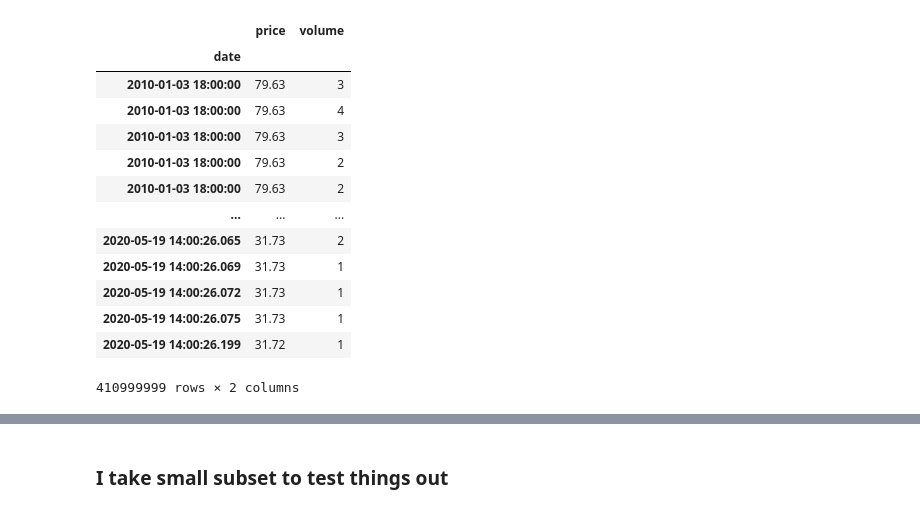
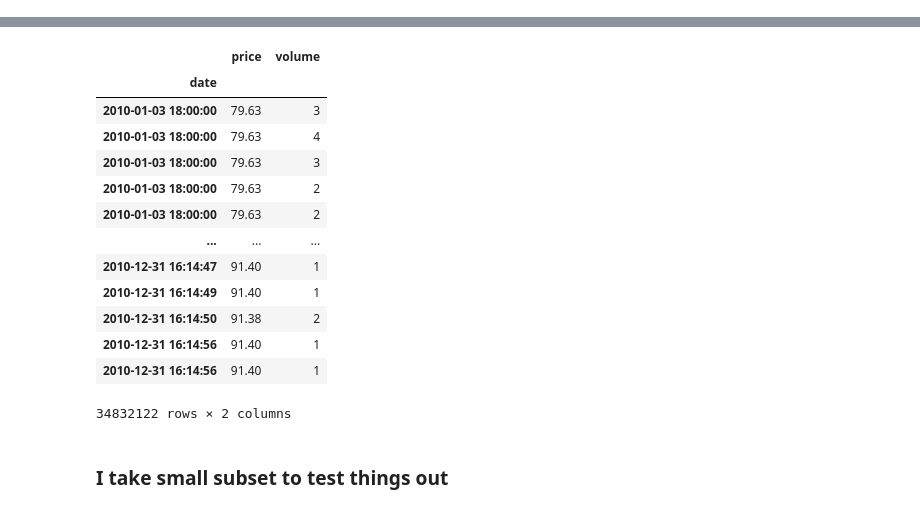
Before and after one commit to Serebryanskiy/Freelance, a Jupyter notebook: John/script.ipynb, the cells around one changed output, grey strips where cells are left out. Saved outputs shown, nothing was run; the diff lists cells and outputs as text; code cells hidden in the pictures.

```diff
--- a/John/script.ipynb
+++ b/John/script.ipynb
@@ -44,17 +55,0 @@ Wall time: 7min 44s
-# %%
-df
-# %% [output]
-|  | price | volume |
-| date |  |  |
-| 2010-01-03 18:00:00 | 79.63 | 3 |
-| 2010-01-03 18:00:00 | 79.63 | 4 |
-| 2010-01-03 18:00:00 | 79.63 | 3 |
-| 2010-01-03 18:00:00 | 79.63 | 2 |
-| 2010-01-03 18:00:00 | 79.63 | 2 |
-| ... | ... | ... |
-| 2020-05-19 14:00:26.065 | 31.73 | 2 |
-| 2020-05-19 14:00:26.069 | 31.73 | 1 |
-| 2020-05-19 14:00:26.072 | 31.73 | 1 |
-| 2020-05-19 14:00:26.075 | 31.73 | 1 |
-| 2020-05-19 14:00:26.199 | 31.72 | 1 |
-410999999 rows × 2 columns
@@ -60,0 +68,5 @@ df
+# %%
+%%time
+df = read_dataset('oil_dataset_2010.csv')
+df
+# %% [output]
@@ -61,2 +76,16 @@ df
+|  | price | volume |
+| date |  |  |
+| 2010-01-03 18:00:00 | 79.63 | 3 |
+| 2010-01-03 18:00:00 | 79.63 | 4 |
+| 2010-01-03 18:00:00 | 79.63 | 3 |
+| 2010-01-03 18:00:00 | 79.63 | 2 |
+| 2010-01-03 18:00:00 | 79.63 | 2 |
+| ... | ... | ... |
+| 2010-12-31 16:14:47 | 91.40 | 1 |
+| 2010-12-31 16:14:49 | 91.40 | 1 |
+| 2010-12-31 16:14:50 | 91.38 | 2 |
+| 2010-12-31 16:14:56 | 91.40 | 1 |
+| 2010-12-31 16:14:56 | 91.40 | 1 |
+34832122 rows × 2 columns
 # %% [markdown]
 ### I take small subset to test things out
```
Also changed, not shown: parts of 12 cells of this notebook.
